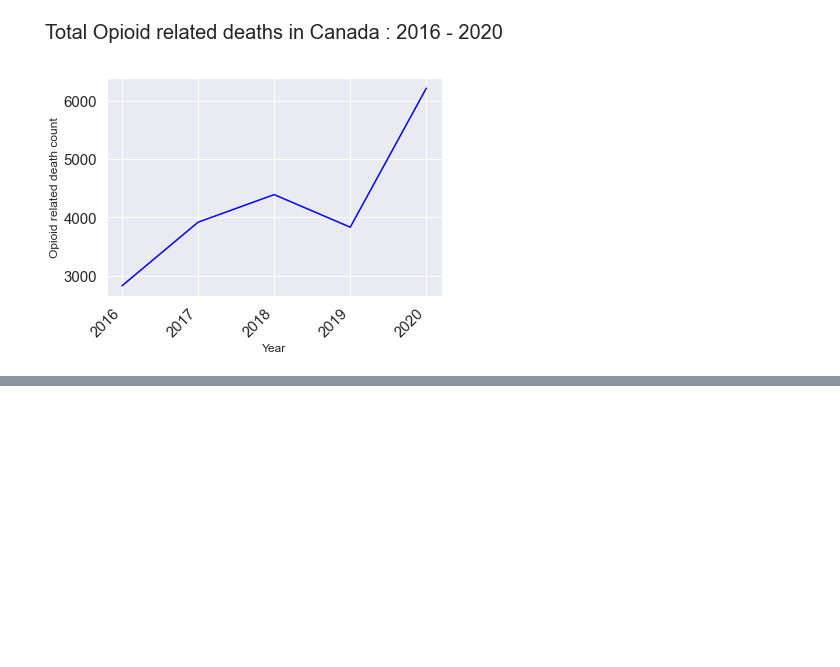
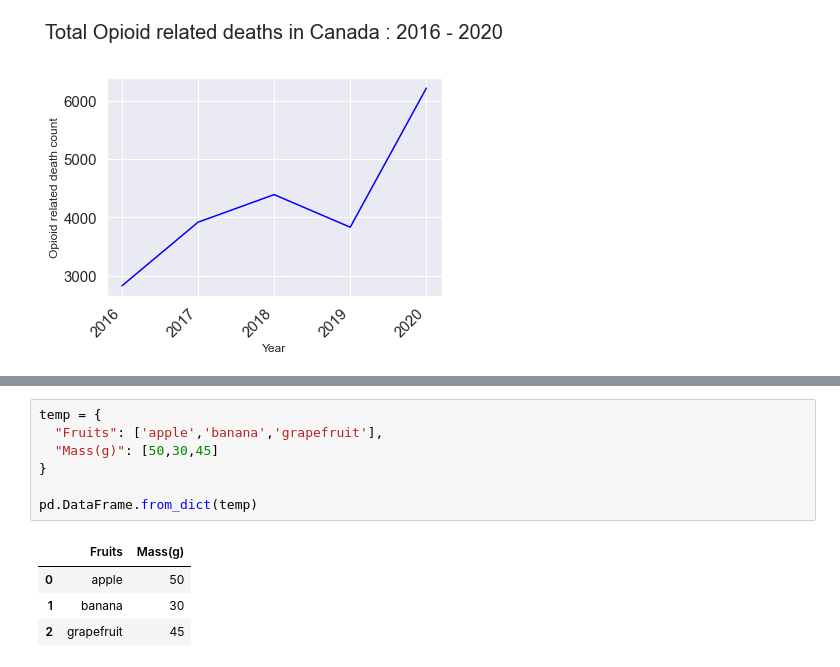
Before and after one commit to ubco-W2020ST2-data301/project-group13-project, a Jupyter notebook: analysis/Shalini/analysis pipeline.ipynb, the cells around one changed output, grey strips where cells are left out. Drawn from its saved outputs; the diff is of its cells as text; blank space fills up the shorter version.

```diff
--- a/analysis/Shalini/analysis pipeline.ipynb
+++ b/analysis/Shalini/analysis pipeline.ipynb
@@ -97,0 +154,12 @@ plt.show()
+# %%
+temp = {
+  "Fruits": ['apple','banana','grapefruit'],
+  "Mass(g)": [50,30,45]
+}
+
+pd.DataFrame.from_dict(temp)
+# %% [output]
+|  | Fruits | Mass(g) |
+| 0 | apple | 50 |
+| 1 | banana | 30 |
+| 2 | grapefruit | 45 |
```
Also changed, not shown: parts of 9 cells of this notebook, 3 other files.
